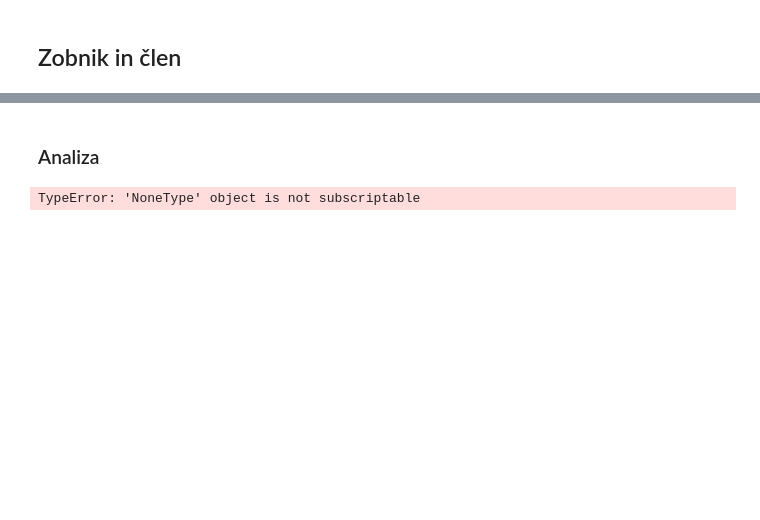
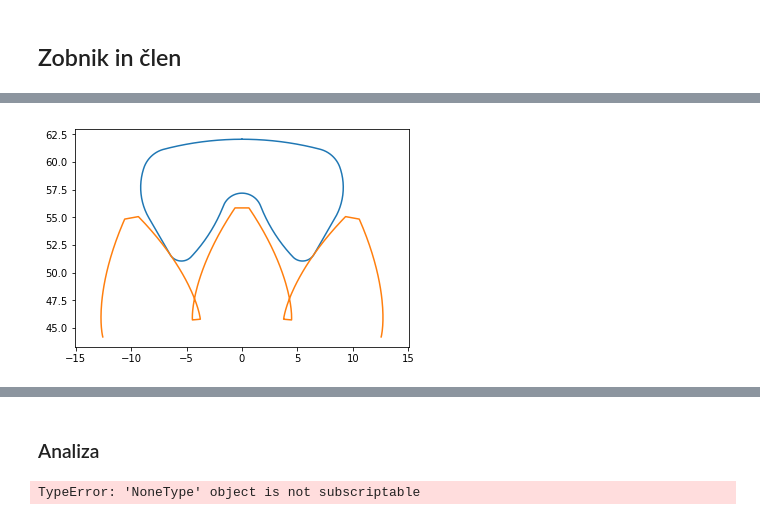
Before and after one commit to JMarinko/veriga, a Jupyter notebook: clen_novo.ipynb, the cells around one changed output, grey strips where cells are left out. Drawn from its saved outputs; the diff is of its cells as text; code cells hidden in the pictures; blank space fills up the shorter version.

```diff
--- a/clen_novo.ipynb
+++ b/clen_novo.ipynb
@@ -347,0 +329,42 @@ razdalja_s.append(np.sqrt((x_cs[-1] - x_zs[-1]) ** 2 + (y_cs[-1] - y_zs[-1]) **
+# %%
+def priblizaj(c, v):
+    '''Pribliza clen in verižnik v prvo situacijo za analizo'''
+    # Premik člena
+    c.translacija_y(v.zunanji_premer)
+
+    # Iskanje začetne zračnosti - gledam le na spoj med levim delom člena in levim zobom
+    min_razdalja = None
+    for i, (x_c, y_c) in enumerate(zip(c.x[3], c.y[3])):
+        for j, (x_v, y_v) in enumerate(zip(v.x[2], v.y[2])):
+            try:  # Zadnjega clena ne more, ker je index out of range [i+1]
+                if abs(x_v - x_c) < abs(x_c - c.x[3][i+1])/2 and abs(x_v - x_c) < abs(x_v - v.x[[2],[j+1]])/2:
+                    razdalja = y_c - y_v
+                    if razdalja < 0:
+                        raise Exception("Se že sekata!")
+                    elif min_razdalja == None or razdalja < min_razdalja[-1]:
+                        min_razdalja = [i, j, x_c, y_c, x_v, y_v, razdalja]
+            except:  # Za try mora vedno pridet še except.
+                break
+
+    c.translacija_y(-min_razdalja[-1])
+
+    c.izris()
+    v.izris()
+    plt.show()
+
+    '''
+    # Pripenjanje v skupni seznam
+    x_cs = []
+    y_cs = []
+    x_zs = []
+    y_zs = []
+    razdalja_s = []
+
+    x_cs.append(min_razdalja[2] + min_razdalja[-1])
+    y_cs.append(min_razdalja[3])
+    x_zs.append(min_razdalja[4])
+    y_zs.append(min_razdalja[5])
+    razdalja_s.append(np.sqrt((x_cs[-1] - x_zs[-1]) ** 2 + (y_cs[-1] - y_zs[-1]) ** 2))'''
+priblizaj(c,v)
+# %% [output]
+[figure, added]
```
Also changed, not shown: parts of 11 cells of this notebook.
